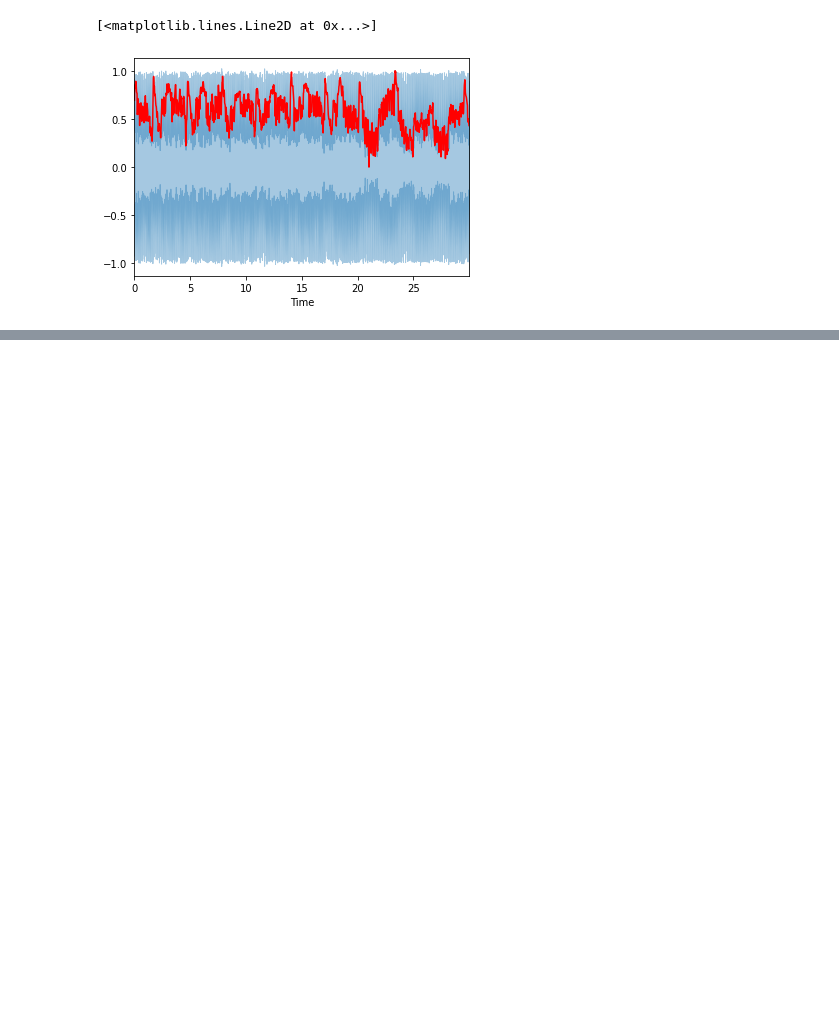
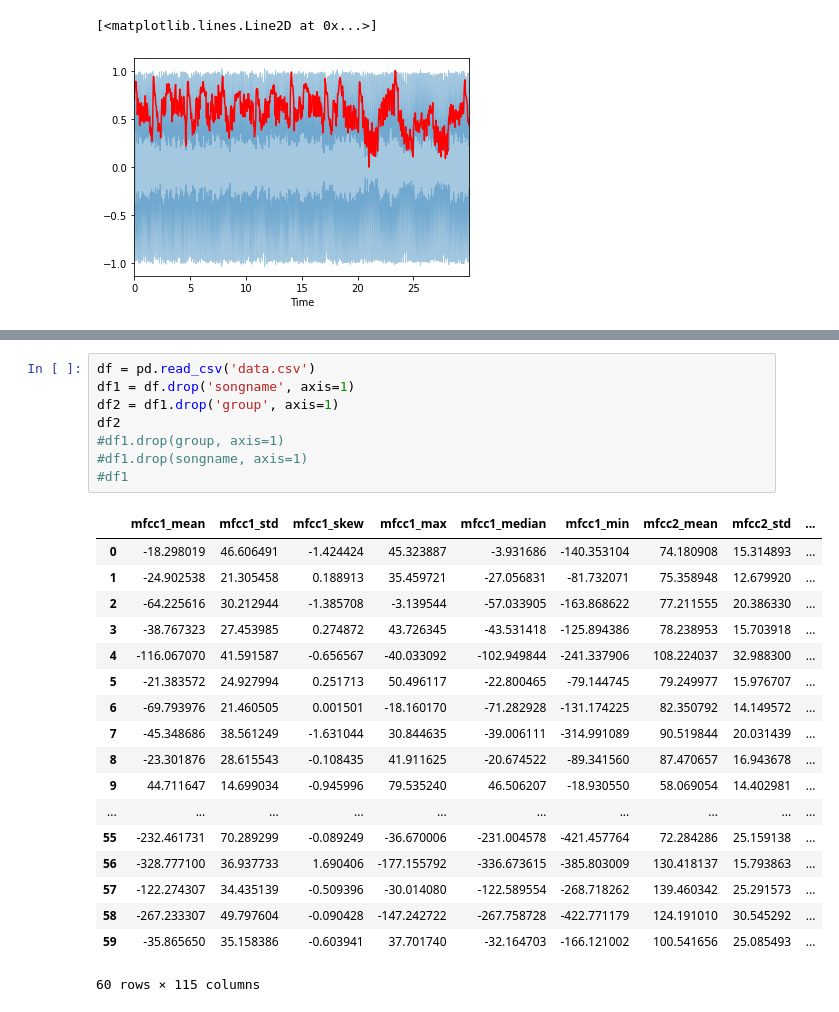
Before and after one commit to brianrgeving/CS687_Capstone, a Jupyter notebook: capstone.ipynb, the cells around one changed output, grey strips where cells are left out. Cells and saved outputs as stored; diff of their text form; blank space fills up the shorter version.

```diff
--- a/capstone.ipynb
+++ b/capstone.ipynb
@@ -104,0 +350,27 @@ with open('data.csv', 'w', encoding='UTF8', newline='') as f:
+# %%
+df = pd.read_csv('data.csv')
+df1 = df.drop('songname', axis=1)
+df2 = df1.drop('group', axis=1)
+df2
+#df1.drop(group, axis=1)
+#df1.drop(songname, axis=1)
+#df1
+# %% [output]
+|  | mfcc1_mean | mfcc1_std | mfcc1_skew | mfcc1_max | mfcc1_median | mfcc1_min | mfcc2_mean | mfcc2_std | ... |
+| 0 | -18.298019 | 46.606491 | -1.424424 | 45.323887 | -3.931686 | -140.353104 | 74.180908 | 15.314893 | ... |
+| 1 | -24.902538 | 21.305458 | 0.188913 | 35.459721 | -27.056831 | -81.732071 | 75.358948 | 12.679920 | ... |
+| 2 | -64.225616 | 30.212944 | -1.385708 | -3.139544 | -57.033905 | -163.868622 | 77.211555 | 20.386330 | ... |
+| 3 | -38.767323 | 27.453985 | 0.274872 | 43.726345 | -43.531418 | -125.894386 | 78.238953 | 15.703918 | ... |
+| 4 | -116.067070 | 41.591587 | -0.656567 | -40.033092 | -102.949844 | -241.337906 | 108.224037 | 32.988300 | ... |
+| 5 | -21.383572 | 24.927994 | 0.251713 | 50.496117 | -22.800465 | -79.144745 | 79.249977 | 15.976707 | ... |
+| 6 | -69.793976 | 21.460505 | 0.001501 | -18.160170 | -71.282928 | -131.174225 | 82.350792 | 14.149572 | ... |
+| 7 | -45.348686 | 38.561249 | -1.631044 | 30.844635 | -39.006111 | -314.991089 | 90.519844 | 20.031439 | ... |
+| 8 | -23.301876 | 28.615543 | -0.108435 | 41.911625 | -20.674522 | -89.341560 | 87.470657 | 16.943678 | ... |
+| 9 | 44.711647 | 14.699034 | -0.945996 | 79.535240 | 46.506207 | -18.930550 | 58.069054 | 14.402981 | ... |
+| ... | ... | ... | ... | ... | ... | ... | ... | ... | ... |
+| 55 | -232.461731 | 70.289299 | -0.089249 | -36.670006 | -231.004578 | -421.457764 | 72.284286 | 25.159138 | ... |
+| 56 | -328.777100 | 36.937733 | 1.690406 | -177.155792 | -336.673615 | -385.803009 | 130.418137 | 15.793863 | ... |
+| 57 | -122.274307 | 34.435139 | -0.509396 | -30.014080 | -122.589554 | -268.718262 | 139.460342 | 25.291573 | ... |
+| 58 | -267.233307 | 49.797604 | -0.090428 | -147.242722 | -267.758728 | -422.771179 | 124.191010 | 30.545292 | ... |
+| 59 | -35.865650 | 35.158386 | -0.603941 | 37.701740 | -32.164703 | -166.121002 | 100.541656 | 25.085493 | ... |
+60 rows × 115 columns
```
Also changed, not shown: parts of 17 cells of this notebook, 2 other files.
